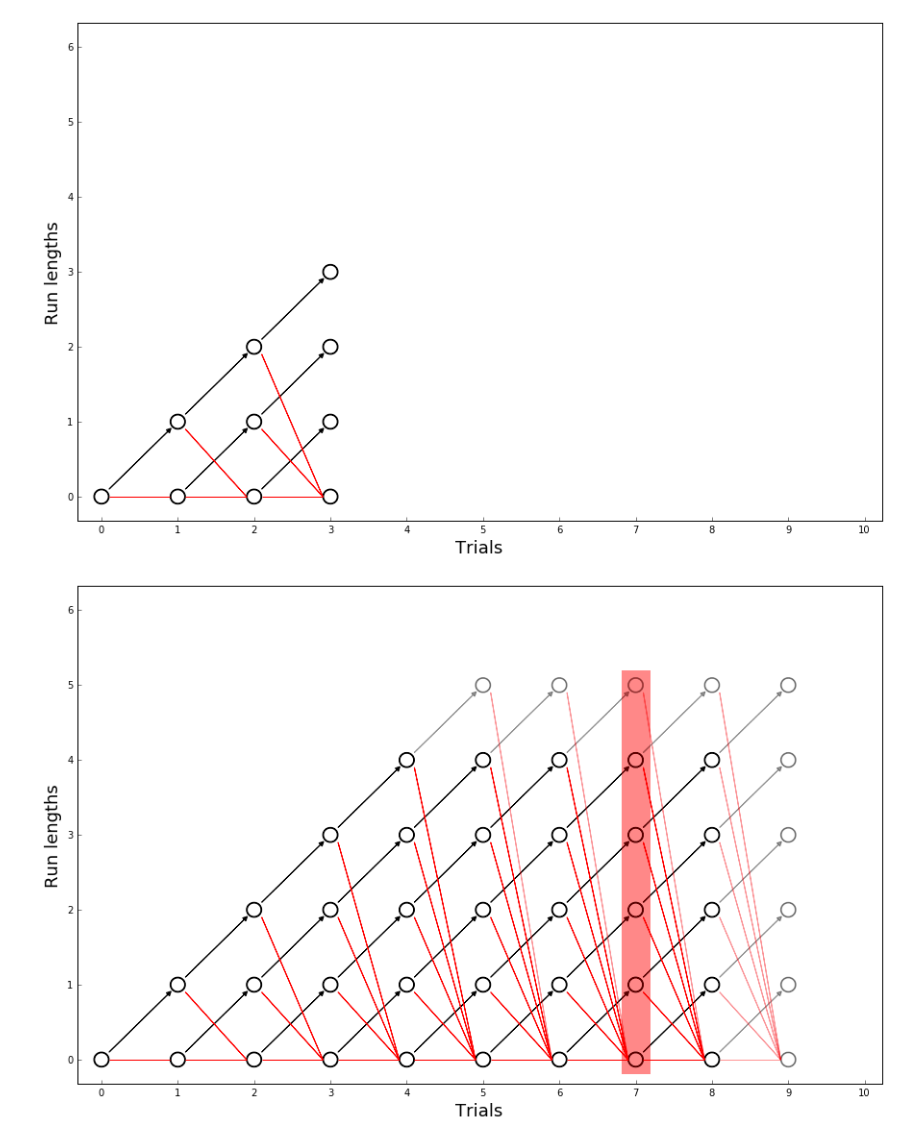
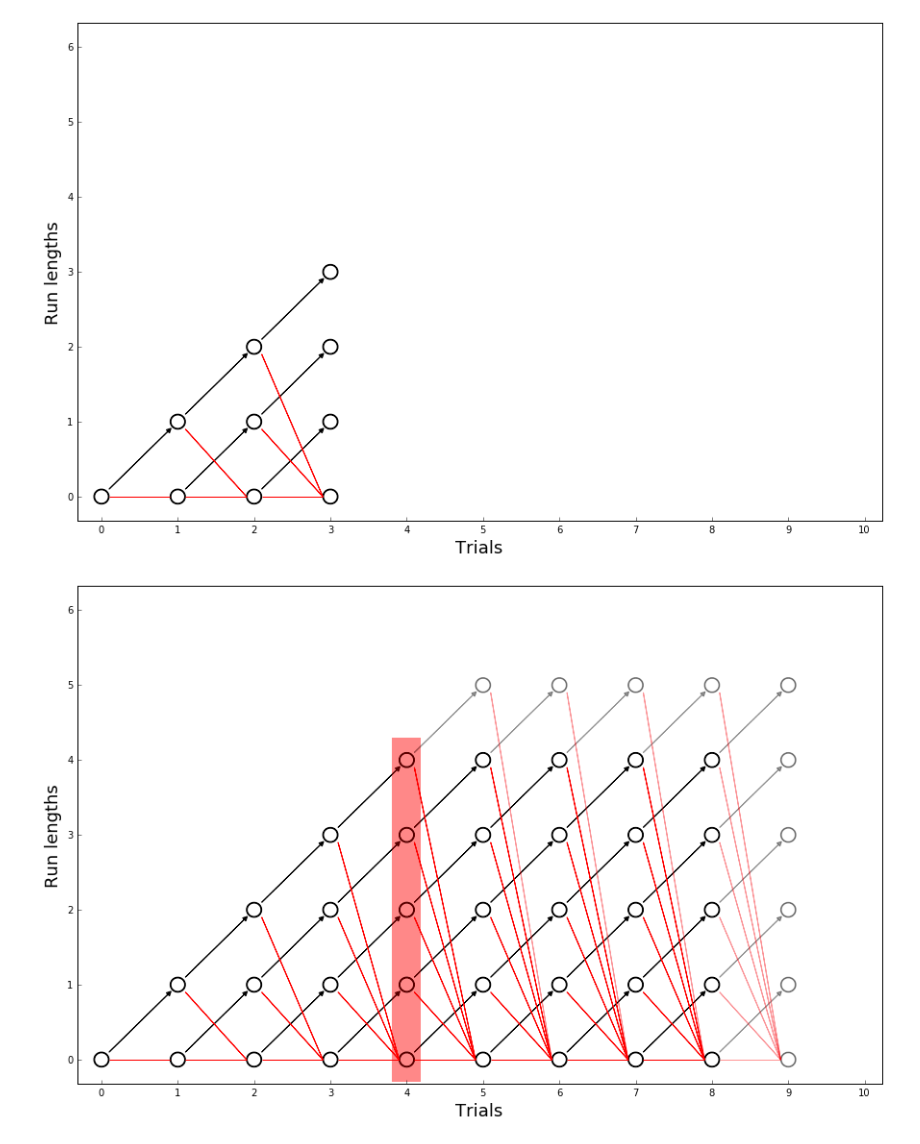
Before and after one commit to laurentperrinet/bayesianchangepoint, a Jupyter notebook: notebooks/Figure.ipynb, the cells around one changed output. Drawn from its saved outputs; the diff is of its cells as text; code cells hidden in the pictures.

```diff
--- a/notebooks/Figure.ipynb
+++ b/notebooks/Figure.ipynb
@@ -95,33 +95,33 @@ for layer in range(1,6) :
 
                     else:
                         arrow_2(ax, x, y, alpha=alpha)
-                plt.vlines(7,-0.2,5.2, color='r',lw=30, alpha=0.01)
+                plt.vlines(4,-0.3,4.3, color='r',lw=30, alpha=0.01)
             else :
                 patches += [Wedge((x, y), r_cir, 0, 360, width=r_cir/10)]
                 if y <= lalay-1 and x <=lalay-1:
                     arrow_1(ax, x, y)
                     arrow_2(ax, x, y)
 
 
     p = PatchCollection(patches, color=c_cir, lw=1)
     ax.add_collection(p)
     p = PatchCollection(patches2, color=c_cir, alpha=alpha, lw=1)
     ax.add_collection(p)
 
     plt.tick_params(bottom=True,top=False,right=False,left=True)
     plt.ylabel('Run lengths', fontsize=labelsize)
     plt.xlabel('Trials', fontsize=labelsize)
     plt.xticks(np.arange((NUM+0.32)*1.6180))
 
     if layer > 4:
         plt.plot([0, 1, 2, 3, 0, 0, 1, 2, 0, 1], lw=10, alpha=alpha+0.1, c='k')
 
     plt.axis([-0.32, (NUM+0.32)*1.6180, -0.32, NUM+0.32])
     plt.savefig('figure/layer_%s.pdf'%layer)
 
     plt.show()
 # %% [output]
 [figure]
 [figure]
 [figure]
-[figure, old version]
+[figure, new version]
```
Also changed, not shown: parts of 1 cell of this notebook, 5 other files.
